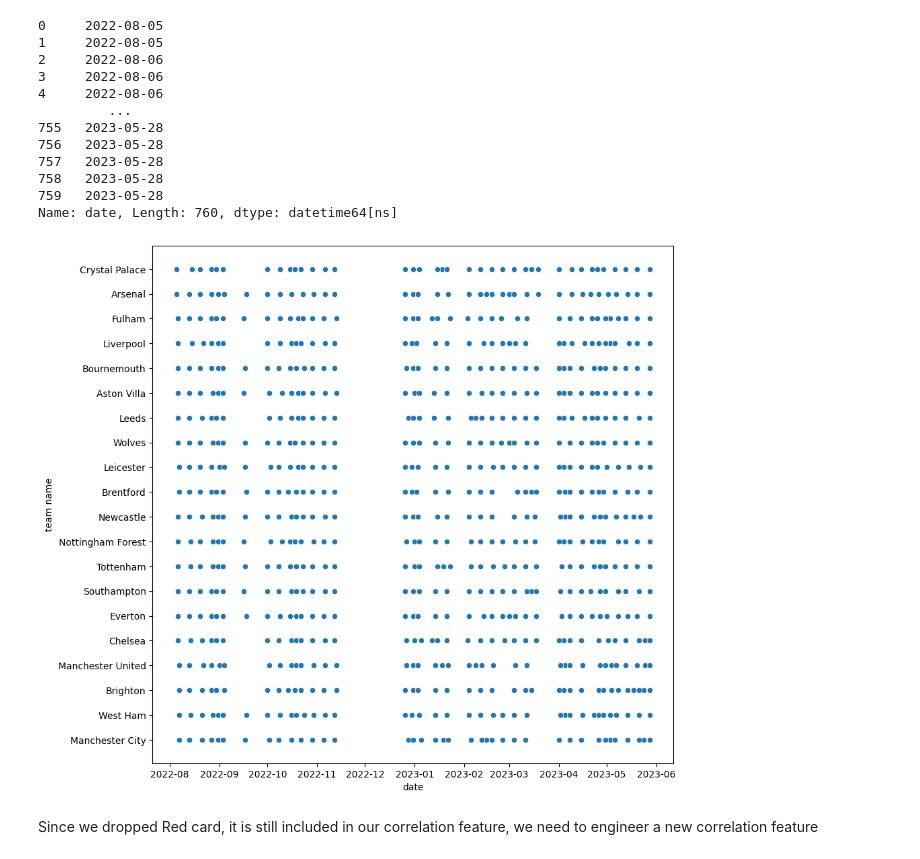
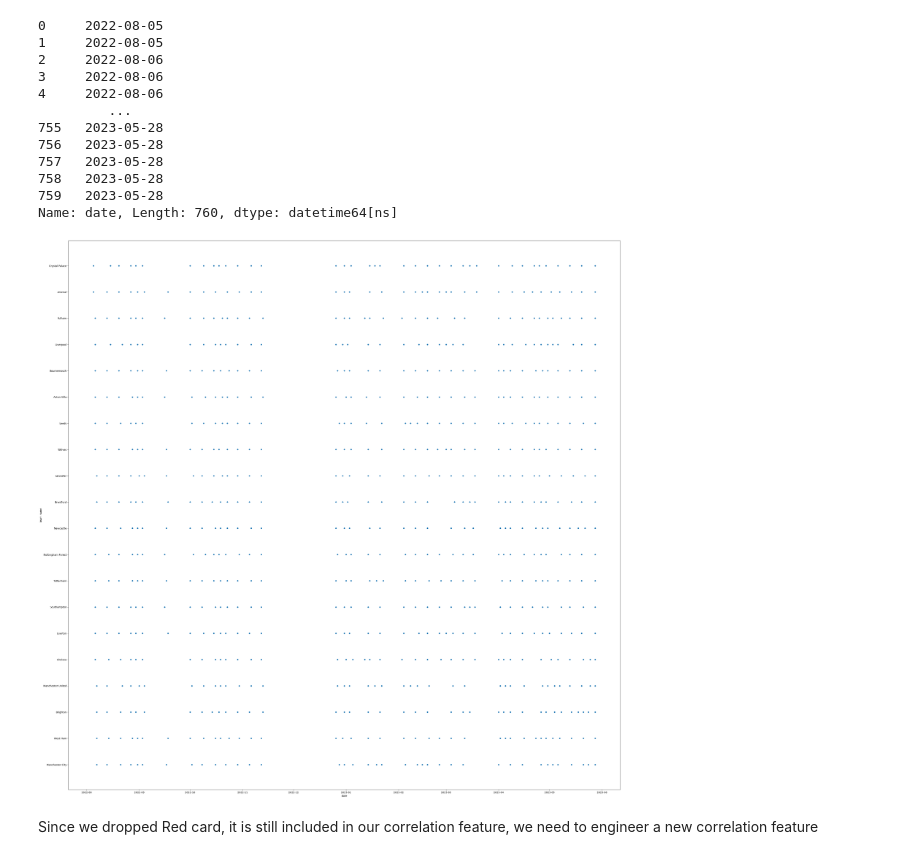
Before and after one commit to crowntobi23/Football_Predictions, a Jupyter notebook: our_project.ipynb, the cells around one changed output. Drawn from its saved outputs; the diff is of its cells as text; code cells hidden in the pictures.

```diff
--- a/our_project.ipynb
+++ b/our_project.ipynb
@@ -499,9 +499,9 @@ match_stats_df['date']
 Name: date, Length: 760, dtype: datetime64[ns]
 # %%
 sns.scatterplot(data=match_stats_df, x=match_stats_df['date'], y=match_stats_df['team name'])
-mpl.rcParams['figure.figsize'] = [60,70]
+mpl.rcParams['figure.figsize'] = [40,40]
 # %% [output]
-[figure, old version]
+[figure, new version]
 # %% [markdown]
 Since we dropped Red card, it is still included in our correlation feature, we need to engineer a new correlation feature
 # %%
```
Also changed, not shown: parts of 22 cells of this notebook.
